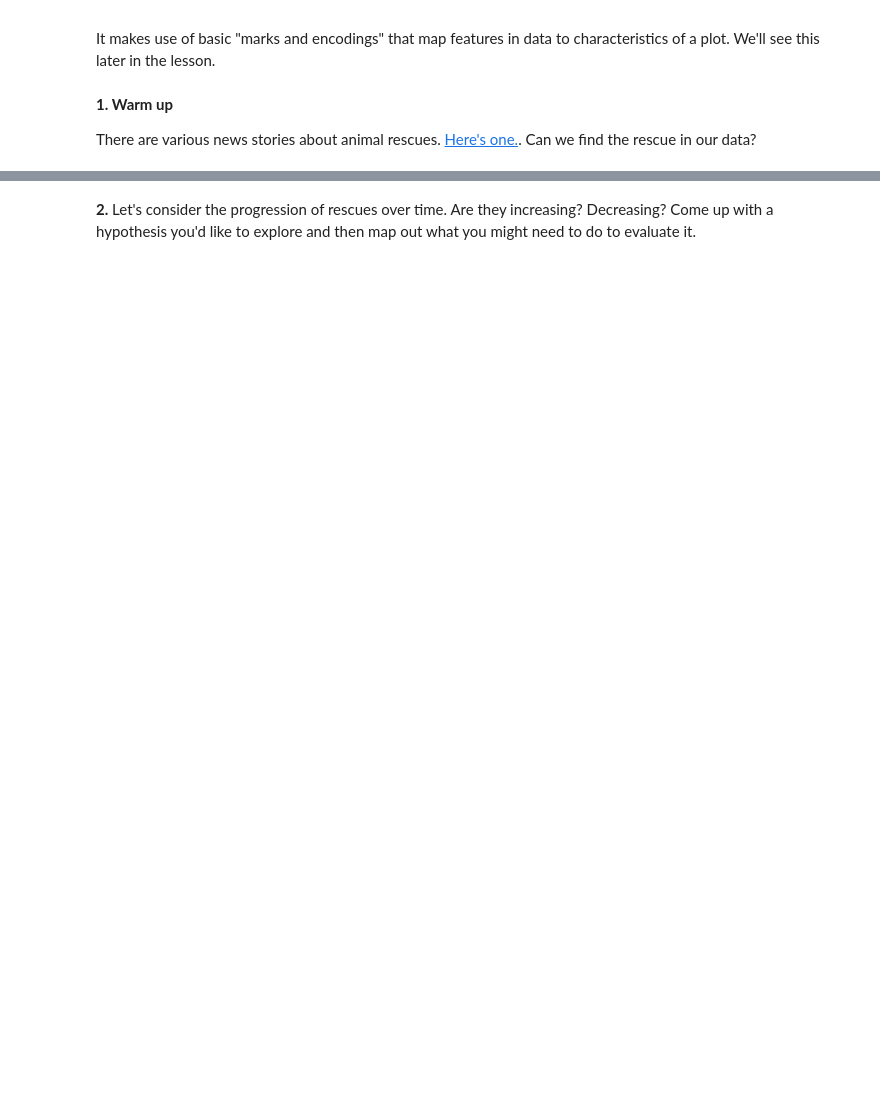
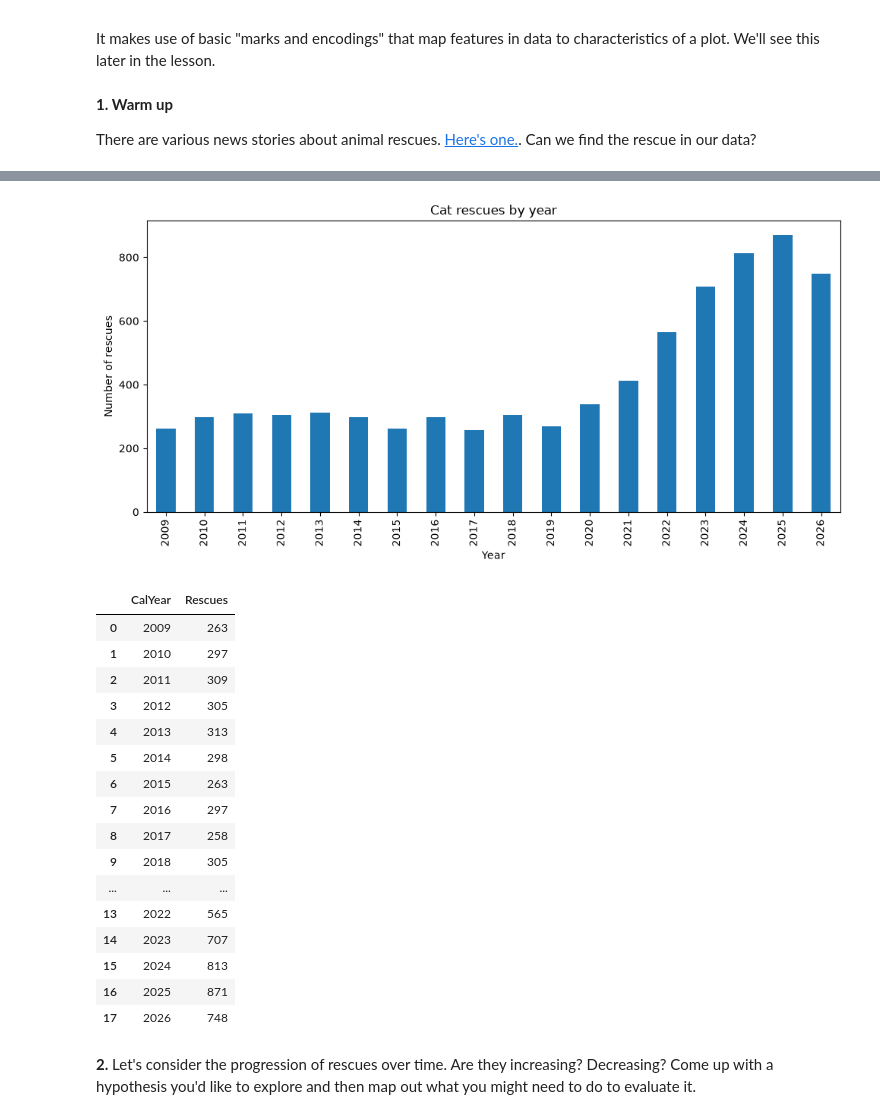
Before and after one commit to ka2931/2026-Image-and-Sound, a Jupyter notebook: lessons/03_lecture/Classtime_3.ipynb, the cells around one changed output, grey strips where cells are left out. Saved outputs shown, nothing was run; the diff lists cells and outputs as text; code cells hidden in the pictures; blank space fills up the shorter version.

```diff
--- a/lessons/03_lecture/Classtime_3.ipynb
+++ b/lessons/03_lecture/Classtime_3.ipynb
@@ -102,2 +117,45 @@ What about [this story](https://www.theguardian.com/world/2025/nov/02/firefighte
+# %%
+import matplotlib.pyplot as plt
+cat_counts_by_year = (
+    lfb.loc[lfb["AnimalGroupParent"].str.lower() == "cat"]
+    .groupby("CalYear")
+    .size()
+)
+
+cat_counts_by_year.plot(kind="bar", figsize=(10, 5))
+plt.title("Cat rescues by year")
+plt.xlabel("Year")
+plt.ylabel("Number of rescues")
+plt.tight_layout()
+plt.show()
+
+
+cat_rescues_by_year = (
+    lfb.loc[lfb["AnimalGroupParent"].str.lower() == "cat"]
+    .groupby("CalYear")
+    .size()
+    .reset_index(name="Rescues")
+)
+
+cat_rescues_by_year
+# %% [output]
+[figure, added]
+|  | CalYear | Rescues |
+| 0 | 2009 | 263 |
+| 1 | 2010 | 297 |
+| 2 | 2011 | 309 |
+| 3 | 2012 | 305 |
+| 4 | 2013 | 313 |
+| 5 | 2014 | 298 |
+| 6 | 2015 | 263 |
+| 7 | 2016 | 297 |
+| 8 | 2017 | 258 |
+| 9 | 2018 | 305 |
+| ... | ... | ... |
+| 13 | 2022 | 565 |
+| 14 | 2023 | 707 |
+| 15 | 2024 | 813 |
+| 16 | 2025 | 871 |
+| 17 | 2026 | 748 |
 # %% [markdown]
 **2.** Let's consider the progression of rescues over time. Are they increasing? Decreasing? Come up with a hypothesis you'd like to explore and then map out what you might need to do to evaluate it.
```
Also changed, not shown: parts of 8 cells of this notebook.
